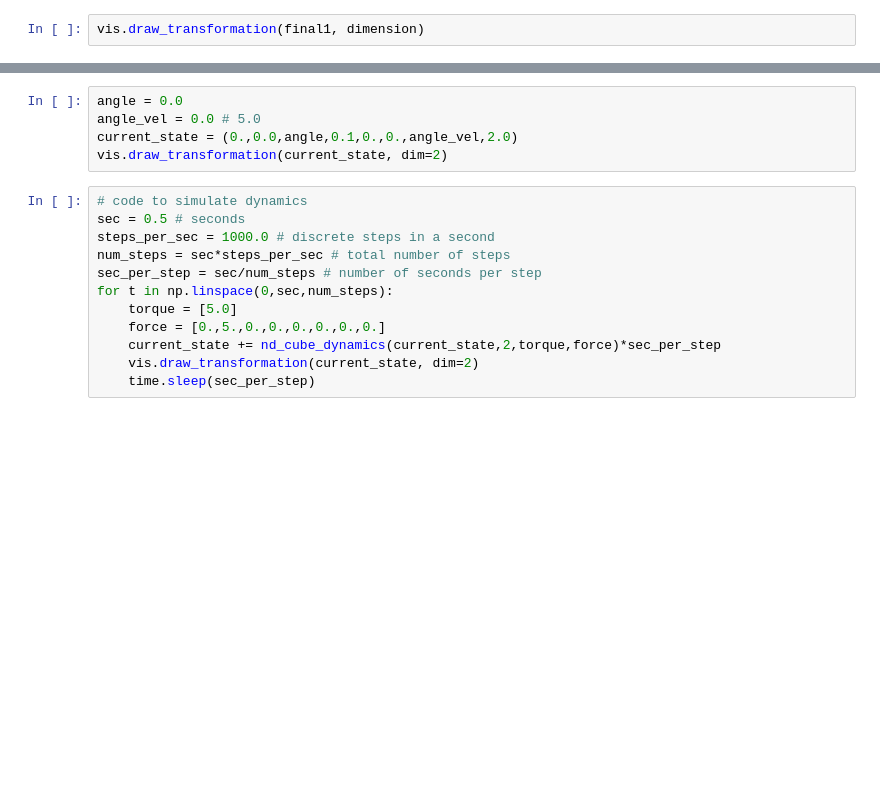
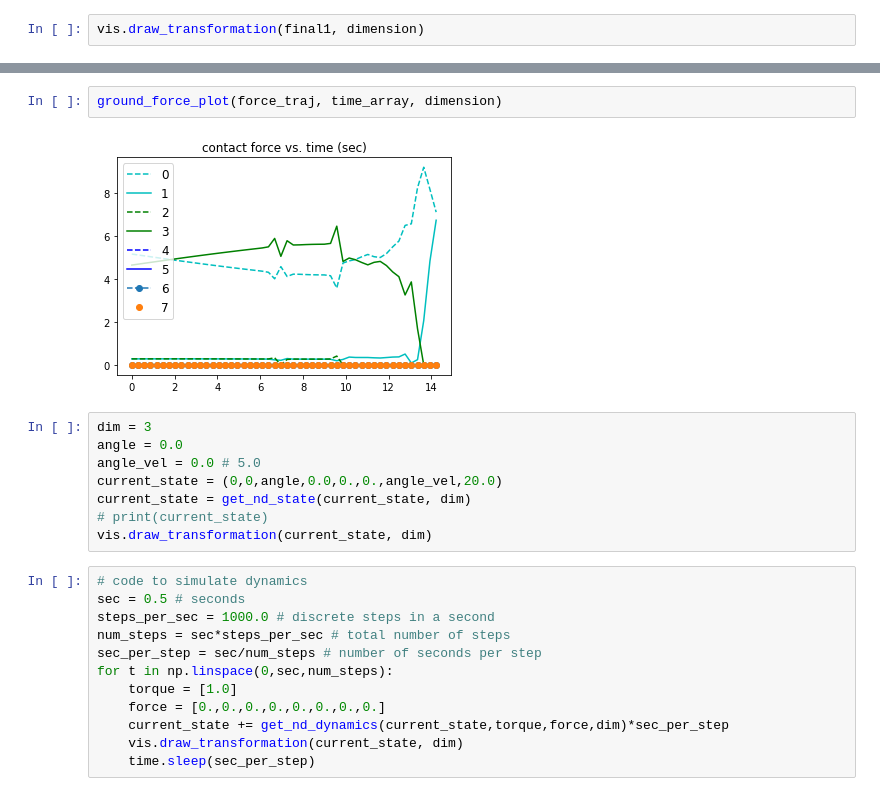
Before and after one commit to ethanweber/underactuated, a Jupyter notebook: src/cubli/InertialCube_V0.ipynb, the cells around one changed output, grey strips where cells are left out. Saved outputs shown, nothing was run; the diff lists cells and outputs as text; blank space fills up the shorter version.

```diff
--- a/src/cubli/InertialCube_V0.ipynb
+++ b/src/cubli/InertialCube_V0.ipynb
@@ -86,8 +74,15 @@ plt.show()
+# %%
+ground_force_plot(force_traj, time_array, dimension)
+# %% [output]
+[figure, added]
 # %%
+dim = 3
 angle = 0.0
 angle_vel = 0.0 # 5.0
-current_state = (0.,0.0,angle,0.1,0.,0.,angle_vel,2.0)
-vis.draw_transformation(current_state, dim=2)
+current_state = (0,0,angle,0.0,0.,0.,angle_vel,20.0)
+current_state = get_nd_state(current_state, dim)
+# print(current_state)
+vis.draw_transformation(current_state, dim)
 # %%
 # code to simulate dynamics
 sec = 0.5 # seconds
@@ -95,8 +90,8 @@ steps_per_sec = 1000.0 # discrete steps in a second
 num_steps = sec*steps_per_sec # total number of steps
 sec_per_step = sec/num_steps # number of seconds per step
 for t in np.linspace(0,sec,num_steps):
-    torque = [5.0]
-    force = [0.,5.,0.,0.,0.,0.,0.,0.]
-    current_state += nd_cube_dynamics(current_state,2,torque,force)*sec_per_step
-    vis.draw_transformation(current_state, dim=2)
+    torque = [1.0]
+    force = [0.,0.,0.,0.,0.,0.,0.,0.]
+    current_state += get_nd_dynamics(current_state,torque,force,dim)*sec_per_step
+    vis.draw_transformation(current_state, dim)
     time.sleep(sec_per_step)
```
Also changed, not shown: parts of 9 cells of this notebook, 16 other files.
